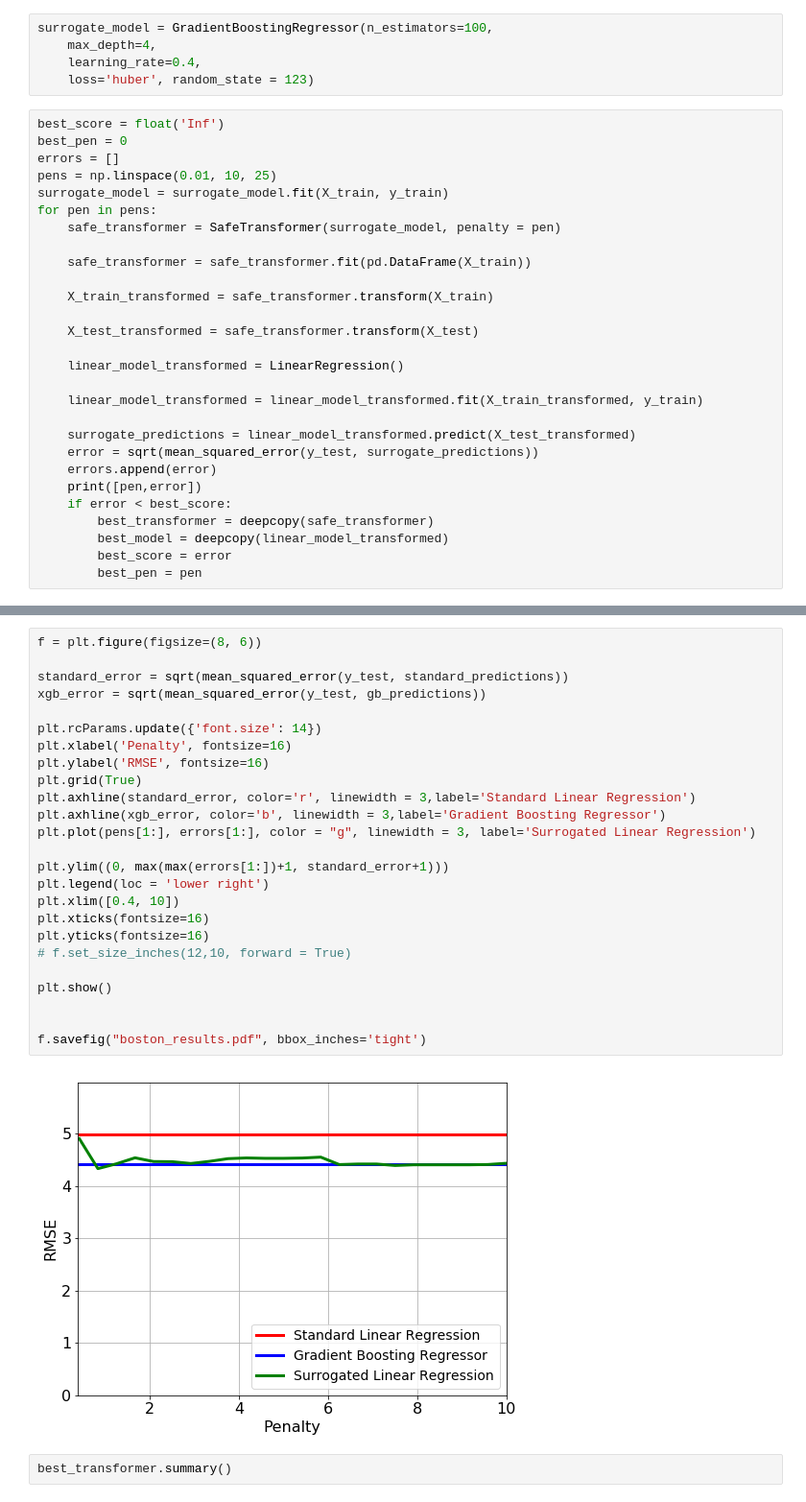
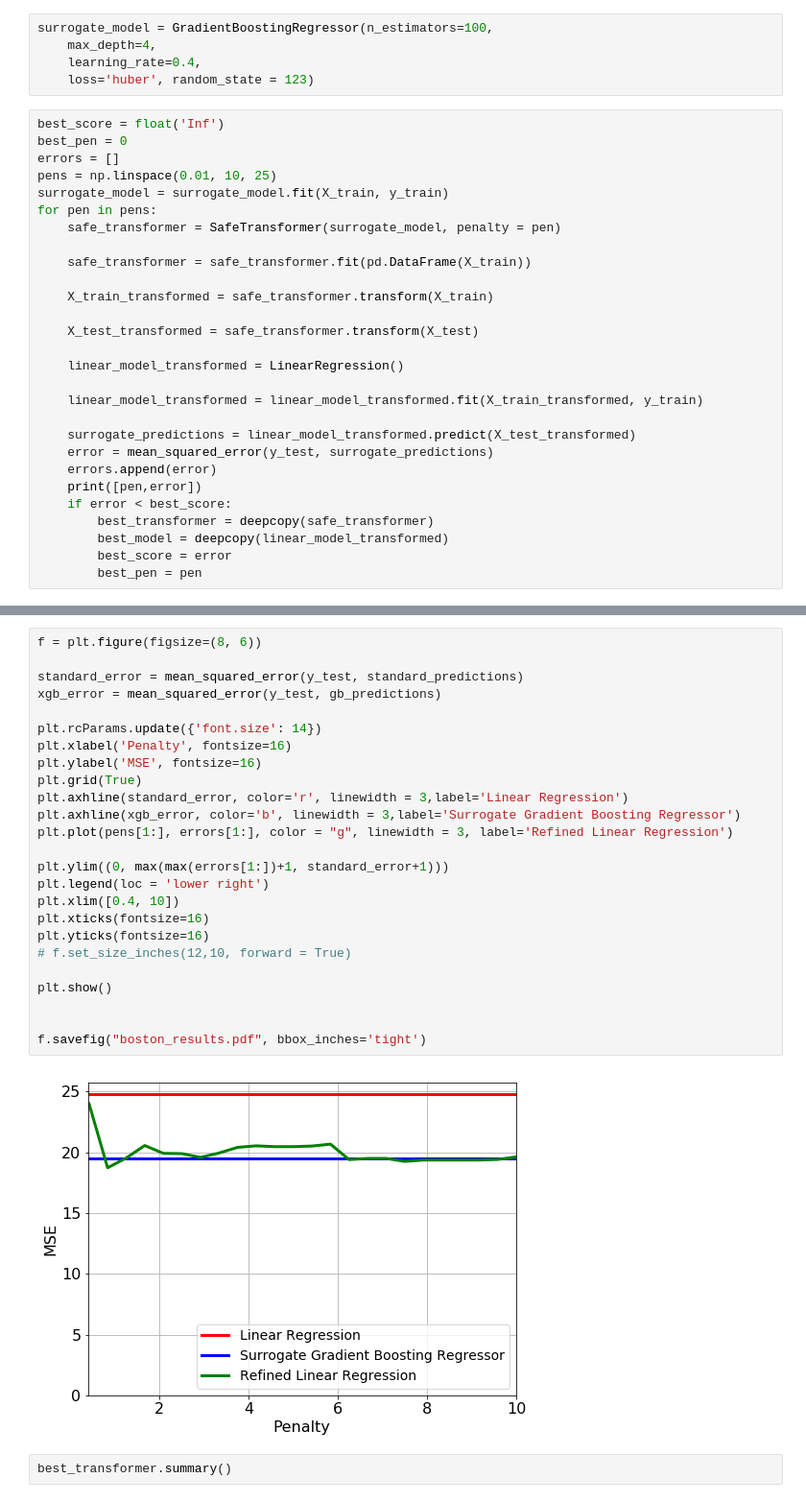
Before and after one commit to agosiewska/SAFE_examples, a Jupyter notebook: regression_boston.ipynb, the cells around one changed output, grey strips where cells are left out. Shown at 96% size. Saved outputs shown, nothing was run; the diff lists cells and outputs as text.

Commit message:
add regression benchmarks

```diff
--- a/regression_boston.ipynb
+++ b/regression_boston.ipynb
@@ -64,7 +63,7 @@ for pen in pens:
     linear_model_transformed = linear_model_transformed.fit(X_train_transformed, y_train)
 
     surrogate_predictions = linear_model_transformed.predict(X_test_transformed)
-    error = sqrt(mean_squared_error(y_test, surrogate_predictions))
+    error = mean_squared_error(y_test, surrogate_predictions)
     errors.append(error)
     print([pen,error])
     if error < best_score:
@@ -102,30 +101,30 @@ print(sqrt(mean_squared_error(y_test, gb_predictions)))
 # %%
 f = plt.figure(figsize=(8, 6))
 
-standard_error = sqrt(mean_squared_error(y_test, standard_predictions))
-xgb_error = sqrt(mean_squared_error(y_test, gb_predictions))
+standard_error = mean_squared_error(y_test, standard_predictions)
+xgb_error = mean_squared_error(y_test, gb_predictions)
 
 plt.rcParams.update({'font.size': 14})
 plt.xlabel('Penalty', fontsize=16)
-plt.ylabel('RMSE', fontsize=16)
+plt.ylabel('MSE', fontsize=16)
 plt.grid(True)
-plt.axhline(standard_error, color='r', linewidth = 3,label='Standard Linear Regression')
-plt.axhline(xgb_error, color='b', linewidth = 3,label='Gradient Boosting Regressor')
-plt.plot(pens[1:], errors[1:], color = "g", linewidth = 3, label='Surrogated Linear Regression')
+plt.axhline(standard_error, color='r', linewidth = 3,label='Linear Regression')
+plt.axhline(xgb_error, color='b', linewidth = 3,label='Surrogate Gradient Boosting Regressor')
+plt.plot(pens[1:], errors[1:], color = "g", linewidth = 3, label='Refined Linear Regression')
 
 plt.ylim((0, max(max(errors[1:])+1, standard_error+1)))
 plt.legend(loc = 'lower right')
 plt.xlim([0.4, 10])
 plt.xticks(fontsize=16)
 plt.yticks(fontsize=16)
 # f.set_size_inches(12,10, forward = True)
 
 plt.show()
 
 
 f.savefig("boston_results.pdf", bbox_inches='tight')
 # %% [output]
-[figure, old version]
+[figure, new version]
 # %%
 best_transformer.summary()
 # %% [output]
```
Also changed, not shown: parts of 9 cells of this notebook, 15 other files.
